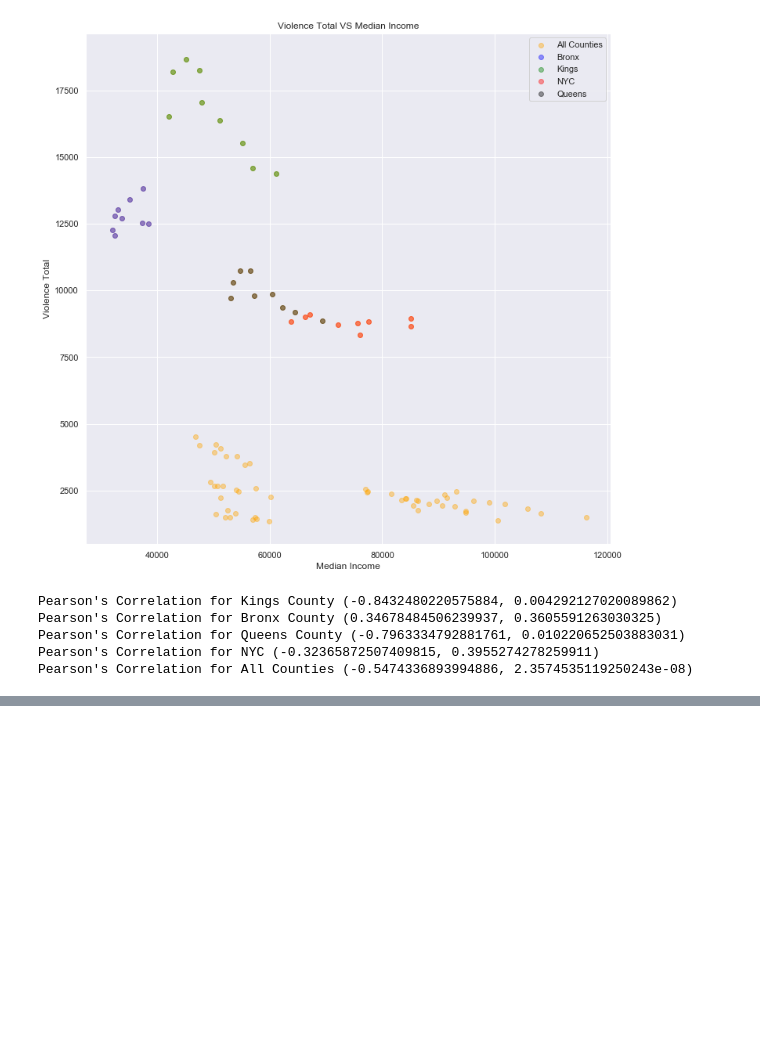
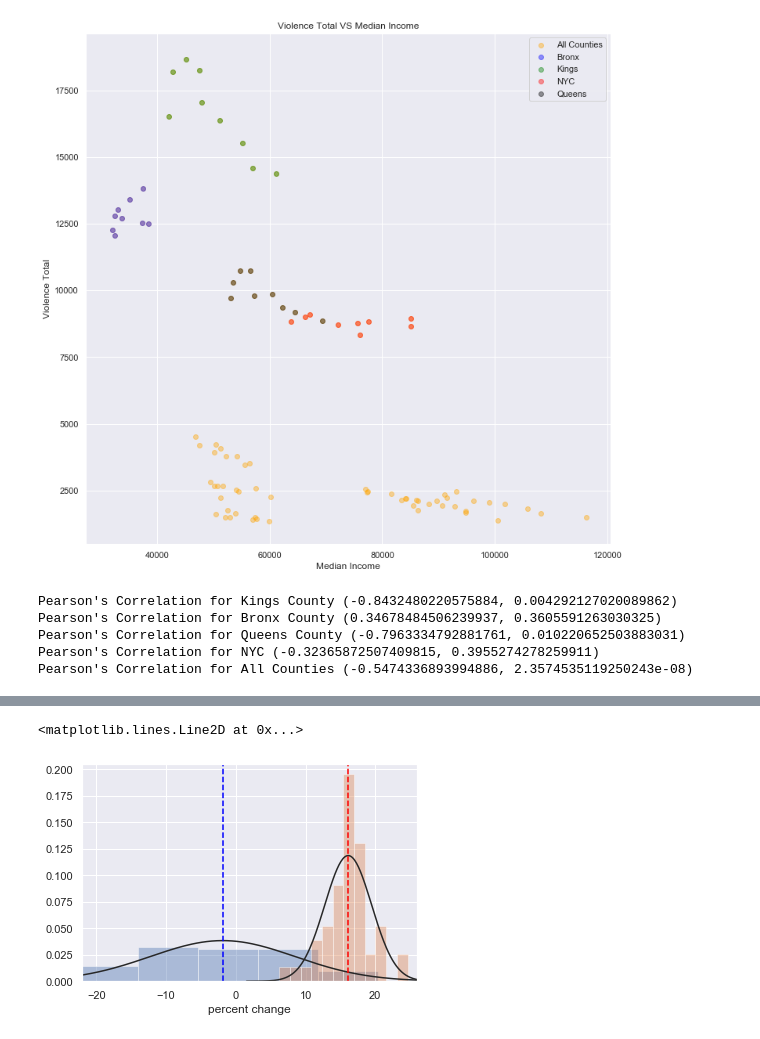
Before and after one commit to KennyMiyasato/mod3_eda, a Jupyter notebook: kenny/wip_eda_work.ipynb, the cells around one changed output, grey strips where cells are left out. Drawn from its saved outputs; the diff is of its cells as text; code cells hidden in the pictures; blank space fills up the shorter version.

```diff
--- a/kenny/wip_eda_work.ipynb
+++ b/kenny/wip_eda_work.ipynb
@@ -442,0 +447,37 @@ Pearson's Correlation for All Counties (-0.5474336893994886, 2.3574535119250243e
+# %%
+execute_statement = """
+                    SELECT st.state_abbrev, st.med_inc, pr.prison_population_count, st.year
+                    FROM mod3_eda.census_med_inc_state AS st
+                    INNER JOIN mod3_eda.prison_population_data AS pr
+                    ON pr.year_state_key = st.pk
+                    WHERE st.year = 2010 OR st.year = 2016
+                    ;
+                    """
+
+cursor.execute(execute_statement)
+st_med_inc_prison_pop = cursor.fetchall()
+
+column = ['state', 'median_income', 'prison_pop', 'year']
+st_med_inc_prison_pop = pd.DataFrame(st_med_inc_prison_pop, columns = column)
+st_med_inc_prison_pop = st_med_inc_prison_pop[st_med_inc_prison_pop.state != 'DC']
+st_med_inc_prison_pop
+
+df = st_med_inc_prison_pop.pivot(index='state', columns='year')
+
+df['median_income_pct'] = round(
+                                    (
+                                        (
+                                            df['median_income'][2016] - df['median_income'][2010]
+                                        )
+                                        / df['median_income'][2010]
+                                    ) * 100, 2
+                                )
+
+df['prison_pop_pct'] = round(
+                                (
+                                    (
+                                        df['prison_pop'][2016] - df['prison_pop'][2010]
+                                    )
+                                    / df['prison_pop'][2010]
+                                ) * 100, 2
+                            )
@@ -442,0 +515,10 @@ Pearson's Correlation for All Counties (-0.5474336893994886, 2.3574535119250243e
+# %%
+fig, ax = plt.subplots()
+ax.set_xlim(-22,26)
+sns.distplot(df['prison_pop_pct'], fit=stats.norm, kde=False, axlabel='percent change')
+sns.distplot(df['median_income_pct'], fit=stats.norm, kde=False, axlabel='percent change')
+plt.axvline(df['prison_pop_pct'].mean(), color='blue', linestyle='dashed')
+plt.axvline(df['median_income_pct'].mean(), color='red', linestyle='dashed')
+# %% [output]
+<matplotlib.lines.Line2D at 0x...>
+[figure, added]
```
Also changed, not shown: parts of 6 cells of this notebook, 1 other file.
